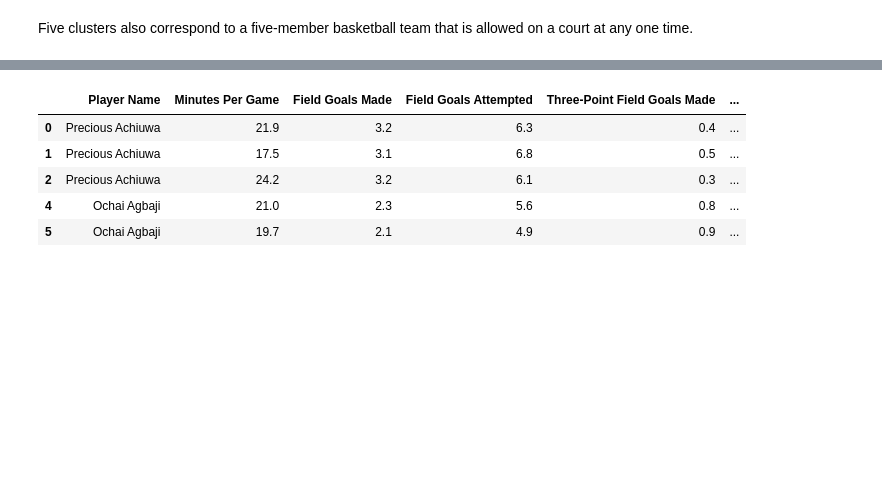
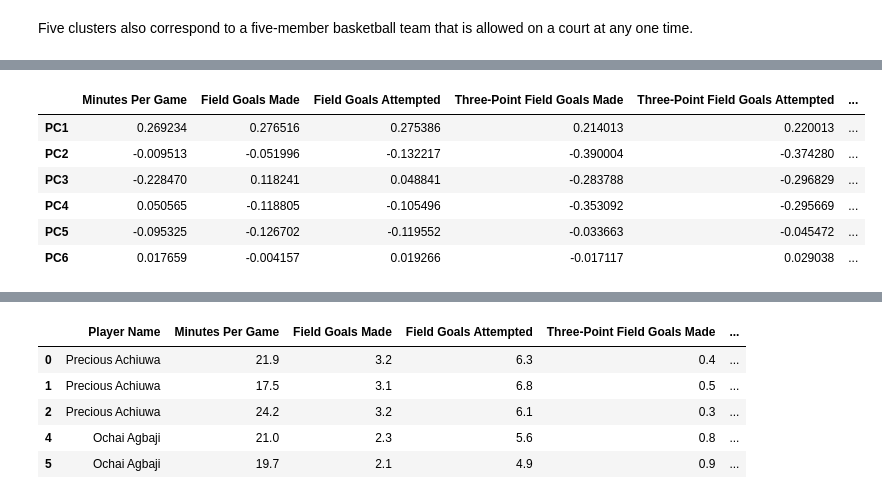
Before and after one commit to nazstephen/NBA-Archetypes, a Jupyter notebook: NBA Archetypes.ipynb, the cells around one changed output, grey strips where cells are left out. Drawn from its saved outputs; the diff is of its cells as text; code cells hidden in the pictures; blank space fills up the shorter version.

```diff
--- a/NBA Archetypes.ipynb
+++ b/NBA Archetypes.ipynb
@@ -593,0 +594,16 @@ Name: Archetype, dtype: float64
+# %%
+loadings = pca_6.components_
+
+# Create a DataFrame for better visualization
+loading_df = pd.DataFrame(loadings, columns=scaled_df.columns, index=[f'PC{i+1}' for i in range(loadings.shape[0])])
+
+# Display the loadings
+display(loading_df)
+# %% [output]
+|  | Minutes Per Game | Field Goals Made | Field Goals Attempted | Three-Point Field Goals Made | Three-Point Field Goals Attempted | ... |
+| PC1 | 0.269234 | 0.276516 | 0.275386 | 0.214013 | 0.220013 | ... |
+| PC2 | -0.009513 | -0.051996 | -0.132217 | -0.390004 | -0.374280 | ... |
+| PC3 | -0.228470 | 0.118241 | 0.048841 | -0.283788 | -0.296829 | ... |
+| PC4 | 0.050565 | -0.118805 | -0.105496 | -0.353092 | -0.295669 | ... |
+| PC5 | -0.095325 | -0.126702 | -0.119552 | -0.033663 | -0.045472 | ... |
+| PC6 | 0.017659 | -0.004157 | 0.019266 | -0.017117 | 0.029038 | ... |
```
Also changed, not shown: parts of 15 cells of this notebook.
